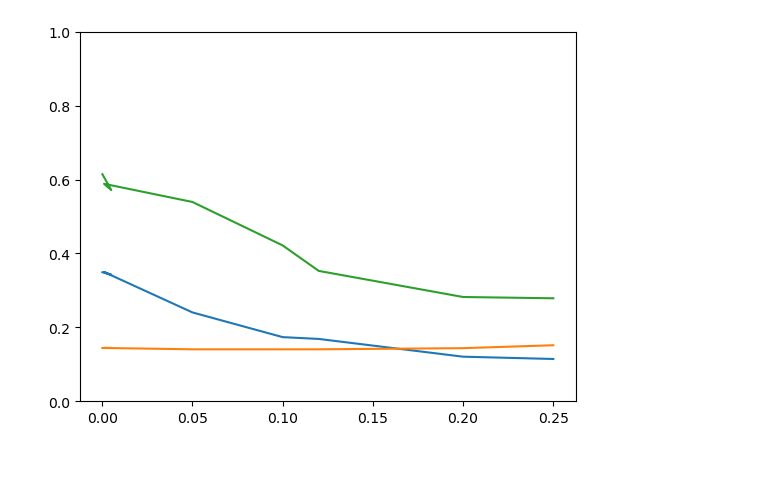
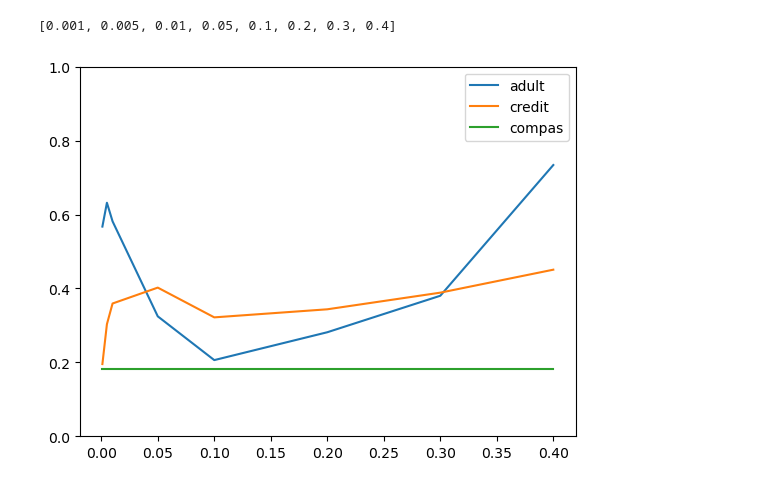
Before and after one commit to PeterVanNostrand/FACET, a Jupyter notebook: figures/vary_sigma.ipynb, the cells around one changed output. Saved outputs shown, nothing was run; the diff lists cells and outputs as text; code cells hidden in the pictures.

Commit message:
tuned sigmas, facet bugfix, rename manager.model

```diff
--- a/figures/vary_sigma.ipynb
+++ b/figures/vary_sigma.ipynb
@@ -4,8 +4,9 @@ import numpy
 import matplotlib.pyplot as plt
 import pandas as pd
 # %%
-use_one_csv = False
-one_csv_path = "../results/vary_sigma.csv"
+use_one_csv = True
+fmod = "_t100"
+one_csv_path = "../results/vary_sigma" + fmod + ".csv"
 multi_csv_paths = "../results/"
 # %%
 if use_one_csv: # if loading from one csv
@@ -30,6 +31,7 @@ df.head()
 print("files: {}".format(found_files))
 found_ds = list(df["dataset"].unique())
 found_sigmas = list(df["facet_sd"].unique())
+found_sigmas.sort()
 print("datasets: {}".format(found_ds))
 print("sigmas: {}".format(found_sigmas))
 # %% [output]
@@ -61,9 +63,15 @@ df.head(20)
+# %%
+found_sigmas
+# %% [output]
+[0.001, 0.005, 0.01, 0.05, 0.1, 0.2, 0.3, 0.4]
 # %%
 plt.figure()
 for ds in found_ds:
     f1s = list(df.loc[ds, "FACETIndex", found_sigmas]["avg_dist"])
     plt.plot(found_sigmas, f1s)
+plt.legend(found_ds)
 plt.ylim([0, 1])
+plt.savefig("vary_sigma" + fmod + ".png")
 plt.show()
 # %% [output]
-[figure, old version]
+[figure, new version]
```
Also changed, not shown: parts of 3 cells of this notebook, 10 other files.
